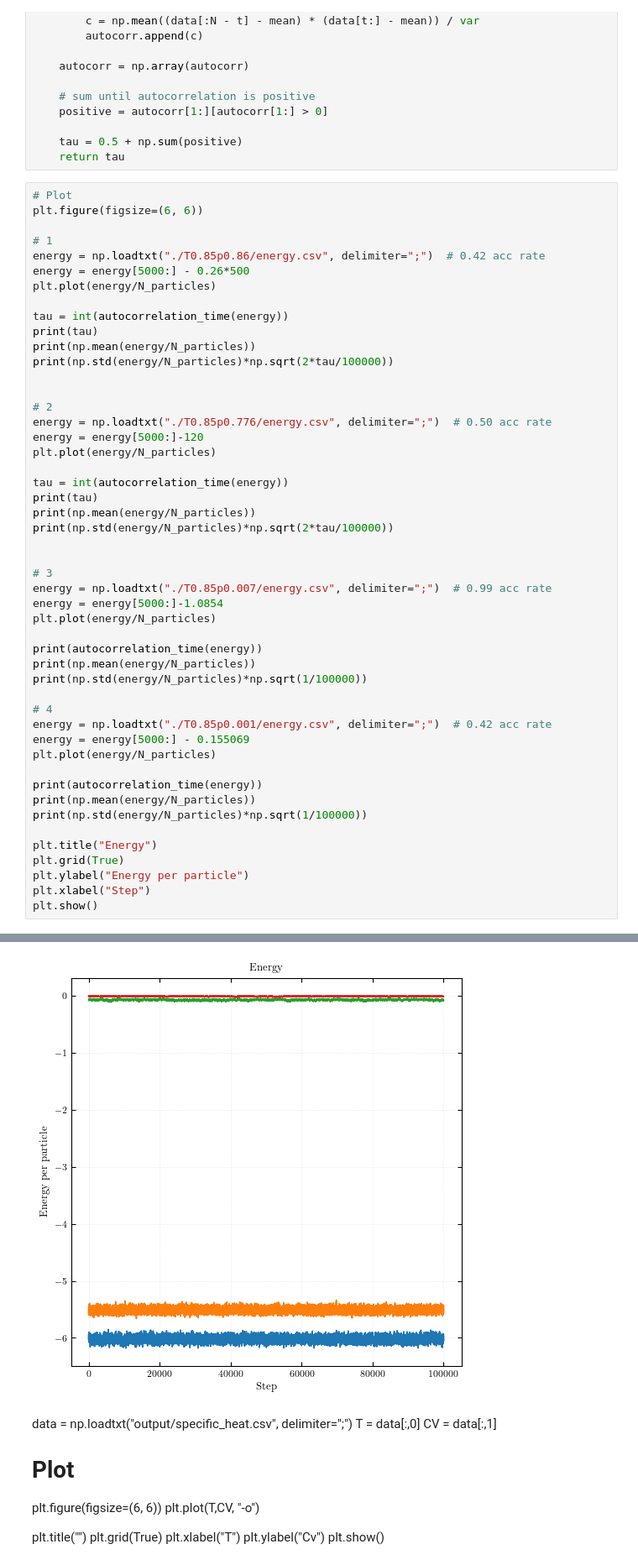
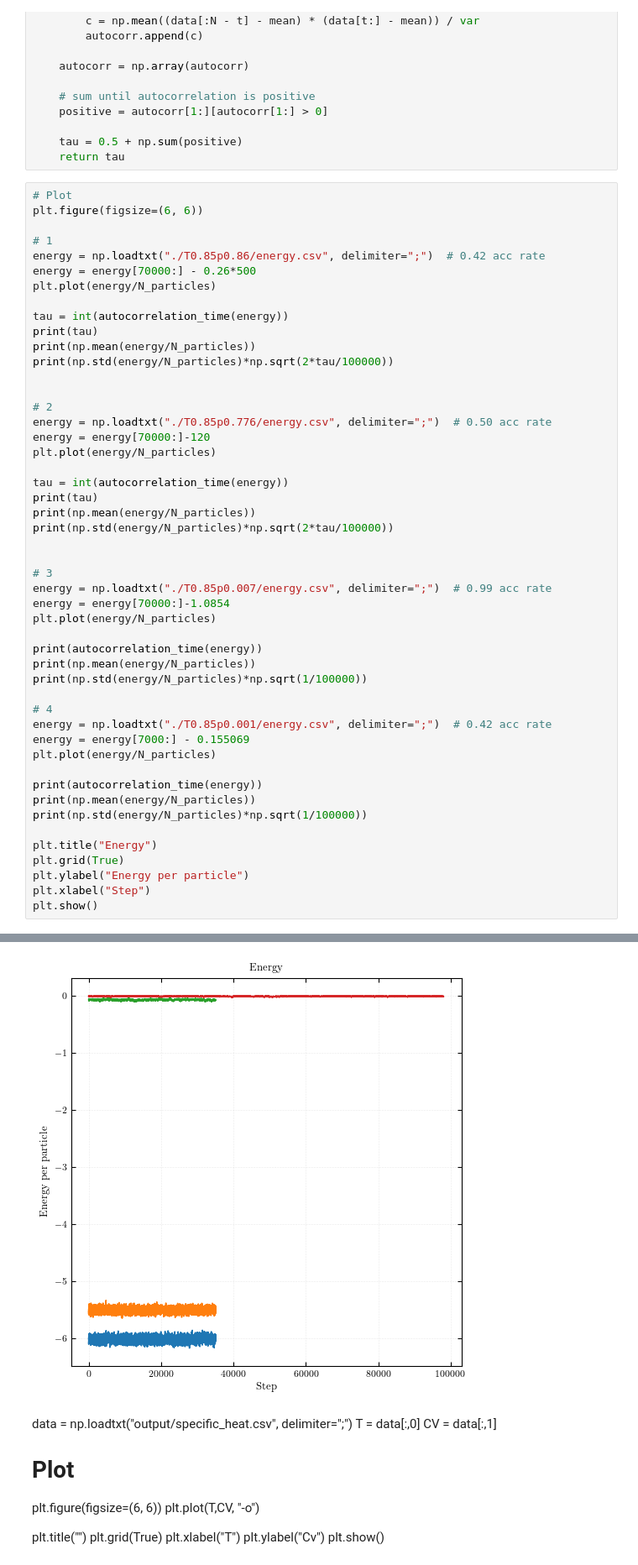
Before and after one commit to Sparisi01/montecarlo_particles_simulation, a Jupyter notebook: analysis/Pure_LJ_nist/data_analysis_pure_LJ.ipynb, the cells around one changed output, grey strips where cells are left out. Shown at 84% size. Cells and saved outputs as stored; diff of their text form.

```diff
--- a/analysis/Pure_LJ_nist/data_analysis_pure_LJ.ipynb
+++ b/analysis/Pure_LJ_nist/data_analysis_pure_LJ.ipynb
@@ -82,7 +82,7 @@ plt.figure(figsize=(6, 6))
 
 # 1
 energy = np.loadtxt("./T0.85p0.86/energy.csv", delimiter=";")  # 0.42 acc rate
-energy = energy[5000:] - 0.26*500
+energy = energy[70000:] - 0.26*500
 plt.plot(energy/N_particles)
 
 tau = int(autocorrelation_time(energy))
@@ -93,7 +93,7 @@ print(np.std(energy/N_particles)*np.sqrt(2*tau/100000))
 
 # 2
 energy = np.loadtxt("./T0.85p0.776/energy.csv", delimiter=";")  # 0.50 acc rate
-energy = energy[5000:]-120
+energy = energy[70000:]-120
 plt.plot(energy/N_particles)
 
 tau = int(autocorrelation_time(energy))
@@ -104,7 +104,7 @@ print(np.std(energy/N_particles)*np.sqrt(2*tau/100000))
 
 # 3
 energy = np.loadtxt("./T0.85p0.007/energy.csv", delimiter=";")  # 0.99 acc rate
-energy = energy[5000:]-1.0854
+energy = energy[70000:]-1.0854
 plt.plot(energy/N_particles)
 
 print(autocorrelation_time(energy))
@@ -113,7 +113,7 @@ print(np.std(energy/N_particles)*np.sqrt(1/100000))
 
 # 4
 energy = np.loadtxt("./T0.85p0.001/energy.csv", delimiter=";")  # 0.42 acc rate
-energy = energy[5000:] - 0.155069
+energy = energy[7000:] - 0.155069
 plt.plot(energy/N_particles)
 
 print(autocorrelation_time(energy))
@@ -141,4 +141,4 @@ plt.show()
-[figure, old version]
+[figure, new version]
 # %% [markdown]
 data = np.loadtxt("output/specific_heat.csv", delimiter=";")
 T = data[:,0]
```
Also changed, not shown: parts of 1 cell of this notebook, 6 other files.
